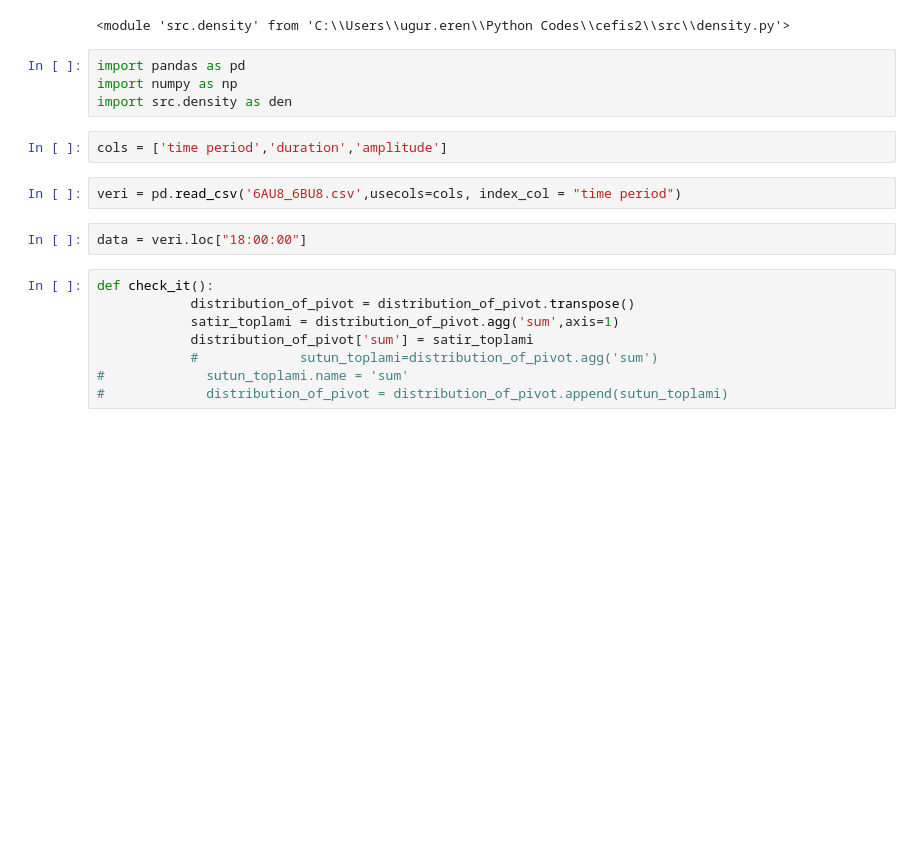
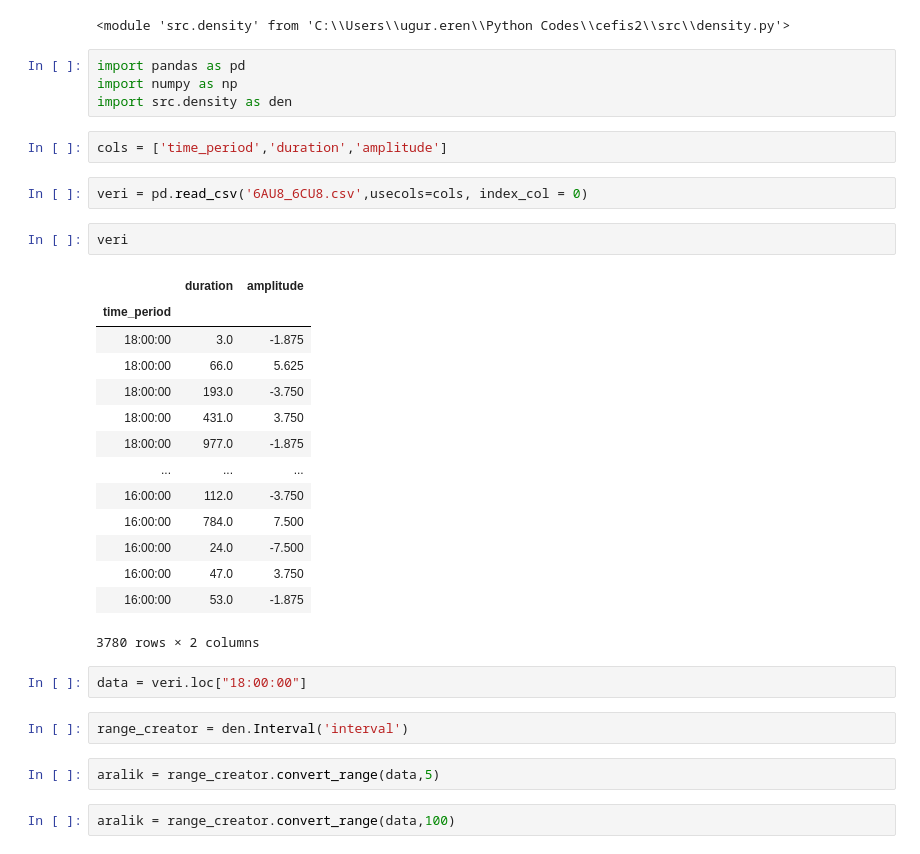
Before and after one commit to birdalugur/cefis2, a Jupyter notebook: Dens.ipynb, the cells around one changed output. Saved outputs shown, nothing was run; the diff lists cells and outputs as text; blank space fills up the shorter version.

```diff
--- a/Dens.ipynb
+++ b/Dens.ipynb
@@ -9,16 +9,31 @@ import pandas as pd
 import numpy as np
 import src.density as den
 # %%
-cols = ['time period','duration','amplitude']
+cols = ['time_period','duration','amplitude']
 # %%
-veri = pd.read_csv('6AU8_6BU8.csv',usecols=cols, index_col = "time period")
+veri = pd.read_csv('6AU8_6CU8.csv',usecols=cols, index_col = 0)
+# %%
+veri
+# %% [output]
+|  | duration | amplitude |
+| time_period |  |  |
+| 18:00:00 | 3.0 | -1.875 |
+| 18:00:00 | 66.0 | 5.625 |
+| 18:00:00 | 193.0 | -3.750 |
+| 18:00:00 | 431.0 | 3.750 |
+| 18:00:00 | 977.0 | -1.875 |
+| ... | ... | ... |
+| 16:00:00 | 112.0 | -3.750 |
+| 16:00:00 | 784.0 | 7.500 |
+| 16:00:00 | 24.0 | -7.500 |
+| 16:00:00 | 47.0 | 3.750 |
+| 16:00:00 | 53.0 | -1.875 |
+3780 rows × 2 columns
 # %%
 data = veri.loc["18:00:00"]
-# %%
-def check_it():
-            distribution_of_pivot = distribution_of_pivot.transpose()
-            satir_toplami = distribution_of_pivot.agg('sum',axis=1)
-            distribution_of_pivot['sum'] = satir_toplami
-            #             sutun_toplami=distribution_of_pivot.agg('sum')
-#             sutun_toplami.name = 'sum'
-#             distribution_of_pivot = distribution_of_pivot.append(sutun_toplami)
+# %%
+range_creator = den.Interval('interval')
+# %%
+aralik = range_creator.convert_range(data,5)
+# %%
+aralik = range_creator.convert_range(data,100)
```
Also changed, not shown: parts of 9 cells of this notebook, 6 other files.
